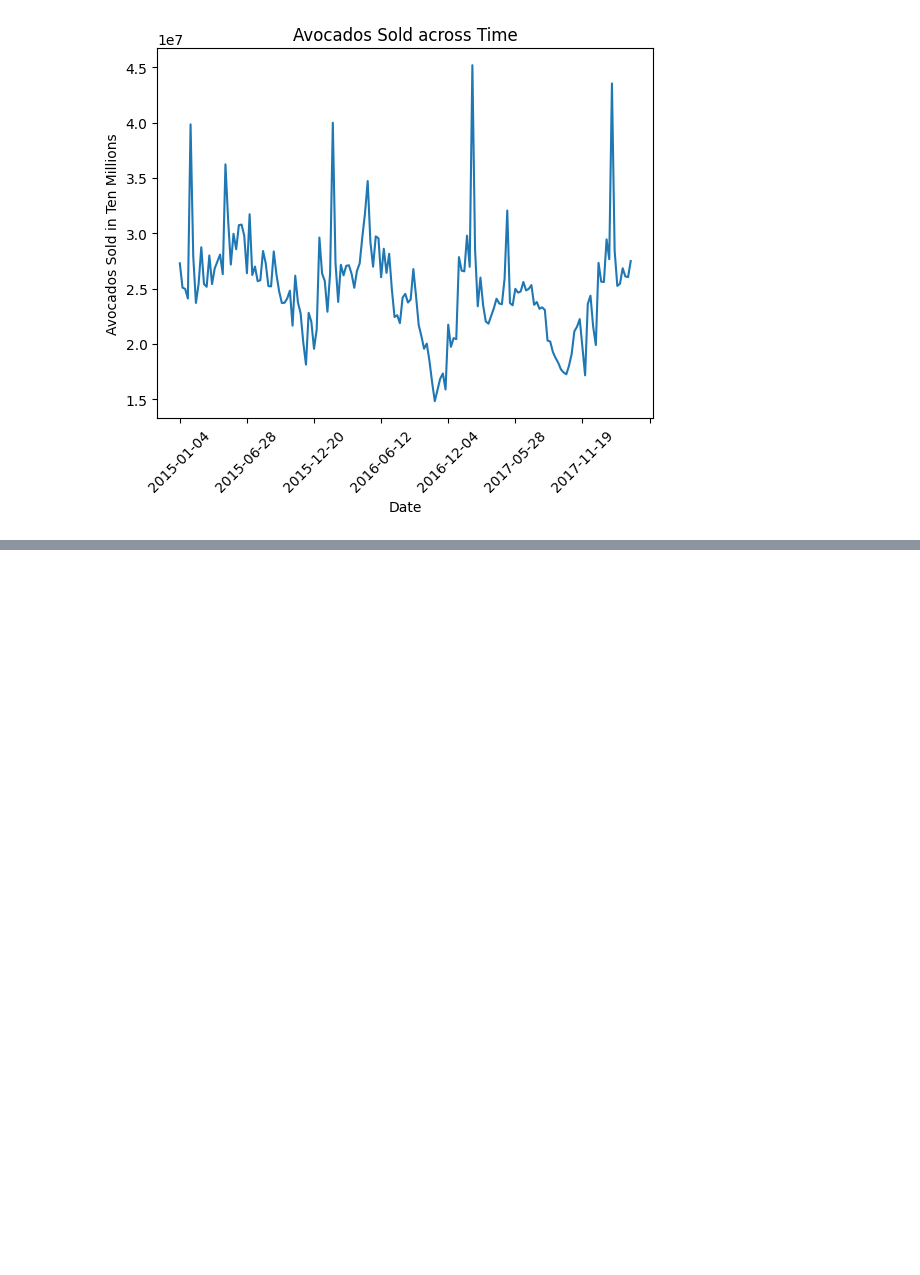
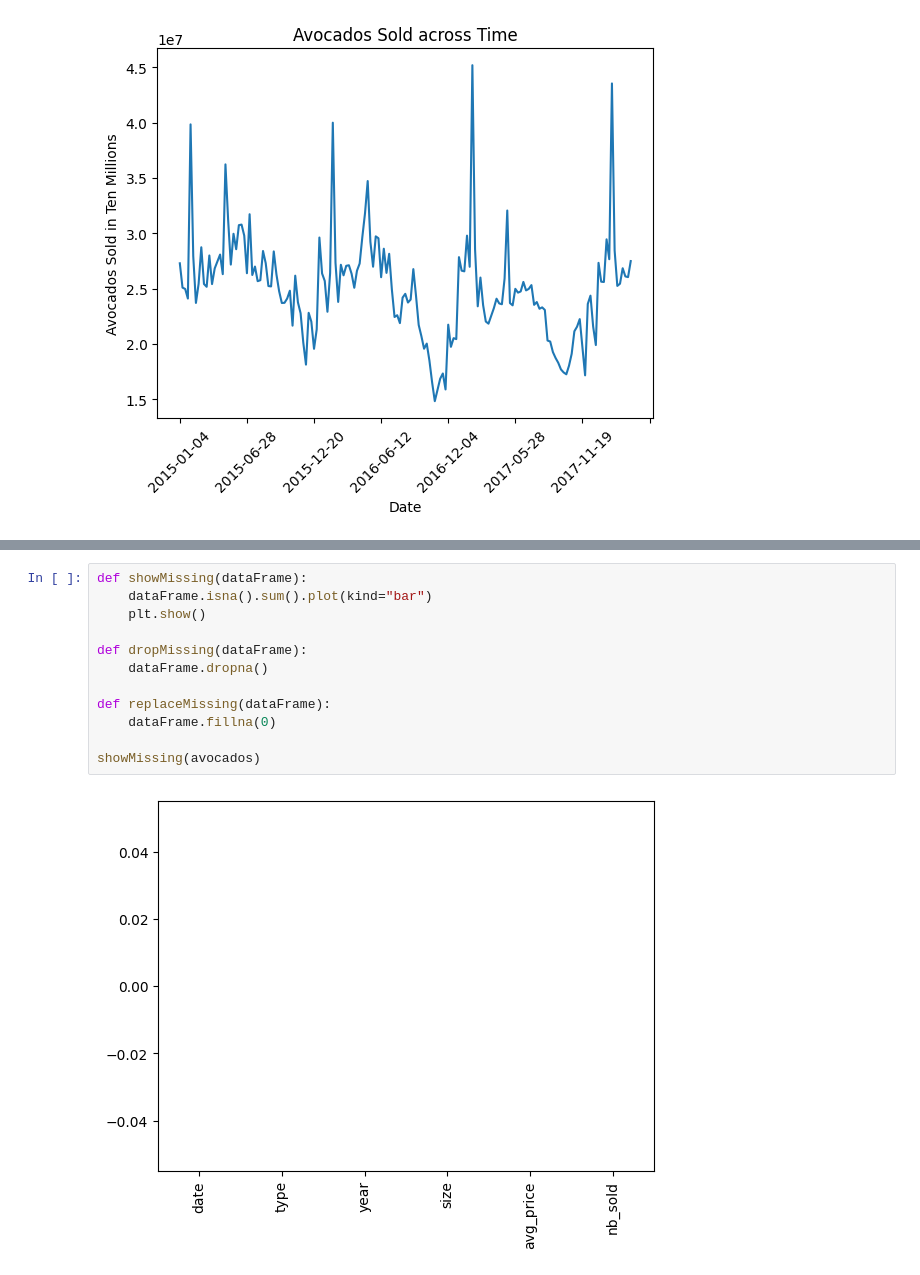
Before and after one commit to MuteBard/MachineLearningStudies, a Jupyter notebook: src/notes/Pandas/Datacamp_Pandas_Foundations/4_creatng_and_visualizing_dataframes.ipynb, the cells around one changed output, grey strips where cells are left out. Drawn from its saved outputs; the diff is of its cells as text; blank space fills up the shorter version.

```diff
--- a/src/notes/Pandas/Datacamp_Pandas_Foundations/4_creatng_and_visualizing_dataframes.ipynb
+++ b/src/notes/Pandas/Datacamp_Pandas_Foundations/4_creatng_and_visualizing_dataframes.ipynb
@@ -122,0 +168,14 @@ plt.close()
+# %%
+def showMissing(dataFrame):
+    dataFrame.isna().sum().plot(kind="bar")
+    plt.show()
+
+def dropMissing(dataFrame):
+    dataFrame.dropna()
+
+def replaceMissing(dataFrame):
+    dataFrame.fillna(0)
+
+showMissing(avocados)
+# %% [output]
+[figure, added]
```
Also changed, not shown: parts of 8 cells of this notebook.
